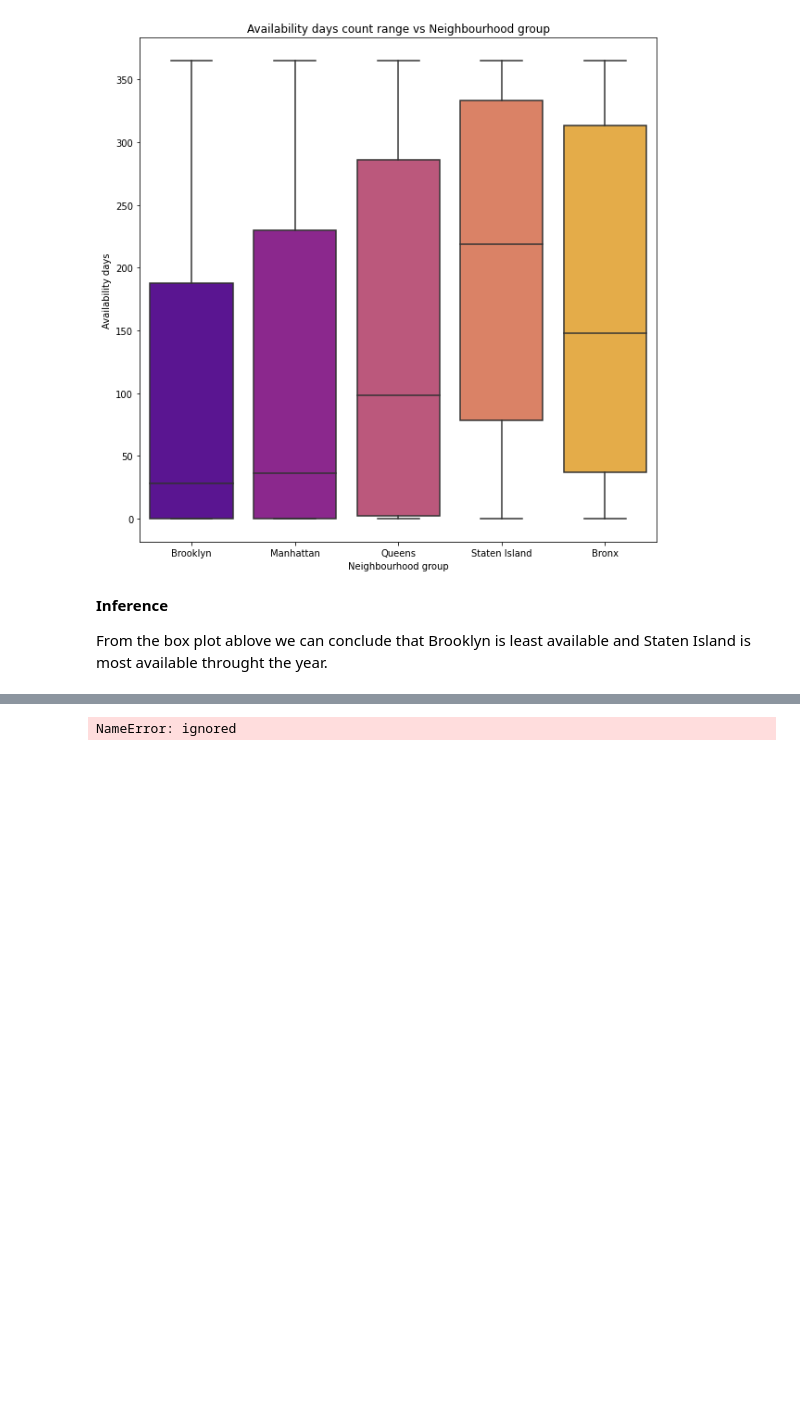
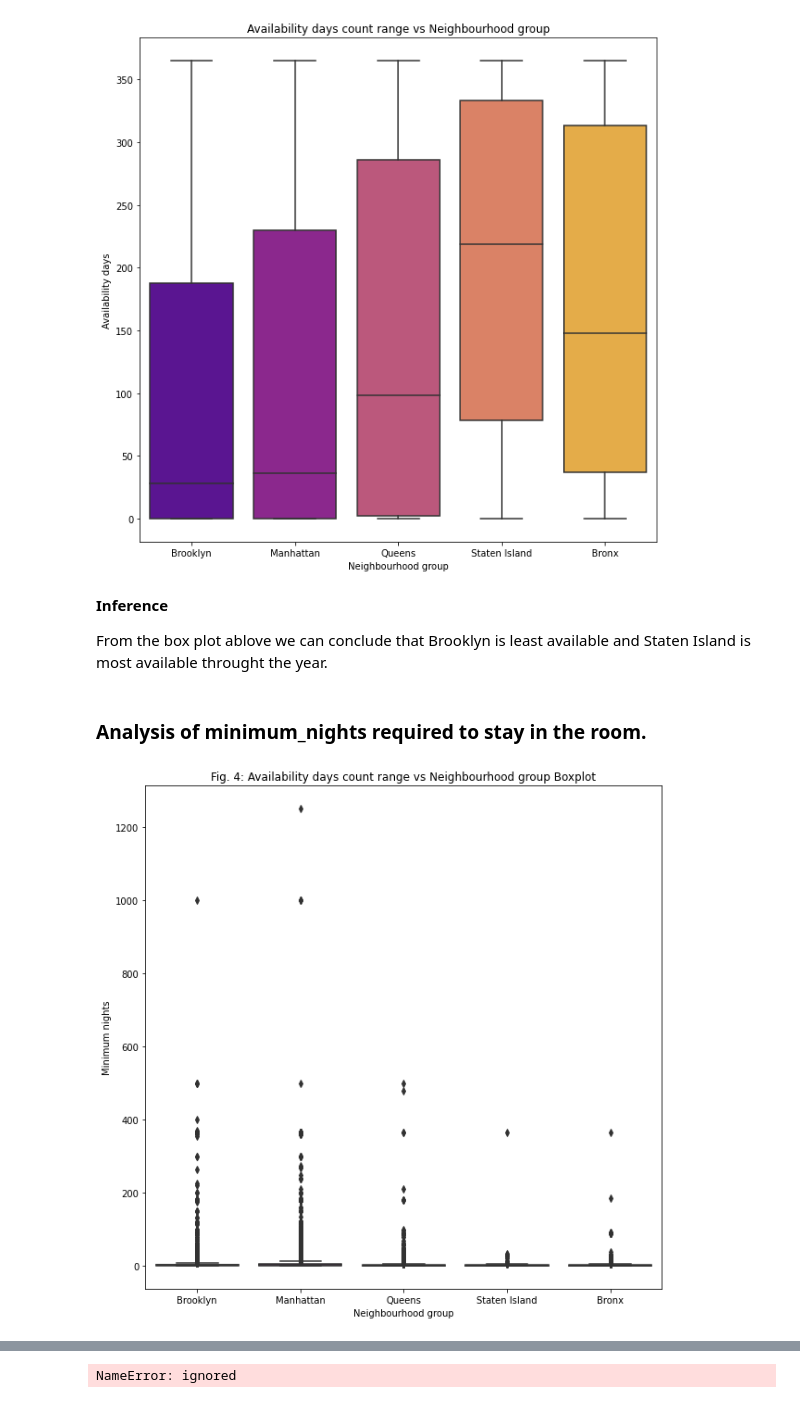
Before and after one commit to Jayganesh-C/Airbnb-booking-analysis, a Jupyter notebook: Team_Notebook_Airbnb_Bookings_Analysis_Capstone_Project_Hypothsis_Foundation.ipynb, the cells around one changed output, grey strips where cells are left out. Saved outputs shown, nothing was run; the diff lists cells and outputs as text; code cells hidden in the pictures; blank space fills up the shorter version.

```diff
--- a/Team_Notebook_Airbnb_Bookings_Analysis_Capstone_Project_Hypothsis_Foundation.ipynb
+++ b/Team_Notebook_Airbnb_Bookings_Analysis_Capstone_Project_Hypothsis_Foundation.ipynb
@@ -149,3 +133,15 @@ plt.show()
 **Inference**
 
 From the box plot ablove we can conclude that Brooklyn is least available and Staten Island is most available throught the year.
+# %% [markdown]
+### **Analysis of minimum_nights required to stay in the room.**
+# %%
+plt.figure(figsize=(10,10))
+ax = sns.boxplot(data=air_bnb_df, x='neighbourhood_group',y='minimum_nights',palette='plasma')
+# Add X, Y label and title of the boxplot
+plt.xlabel("Neighbourhood group")
+plt.ylabel("Minimum nights")
+plt.title("Fig. 4: Availability days count range vs Neighbourhood group Boxplot")
+plt.show()
+# %% [output]
+[figure, added]
```
Also changed, not shown: parts of 9 cells of this notebook.
